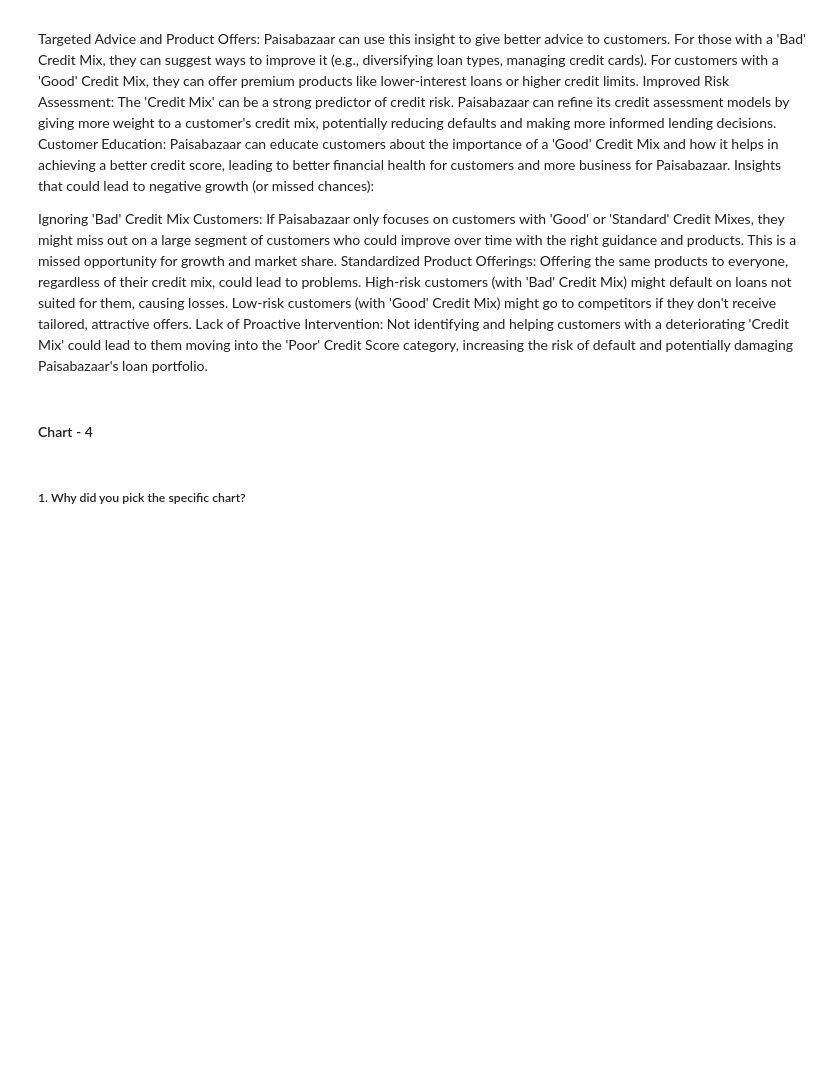
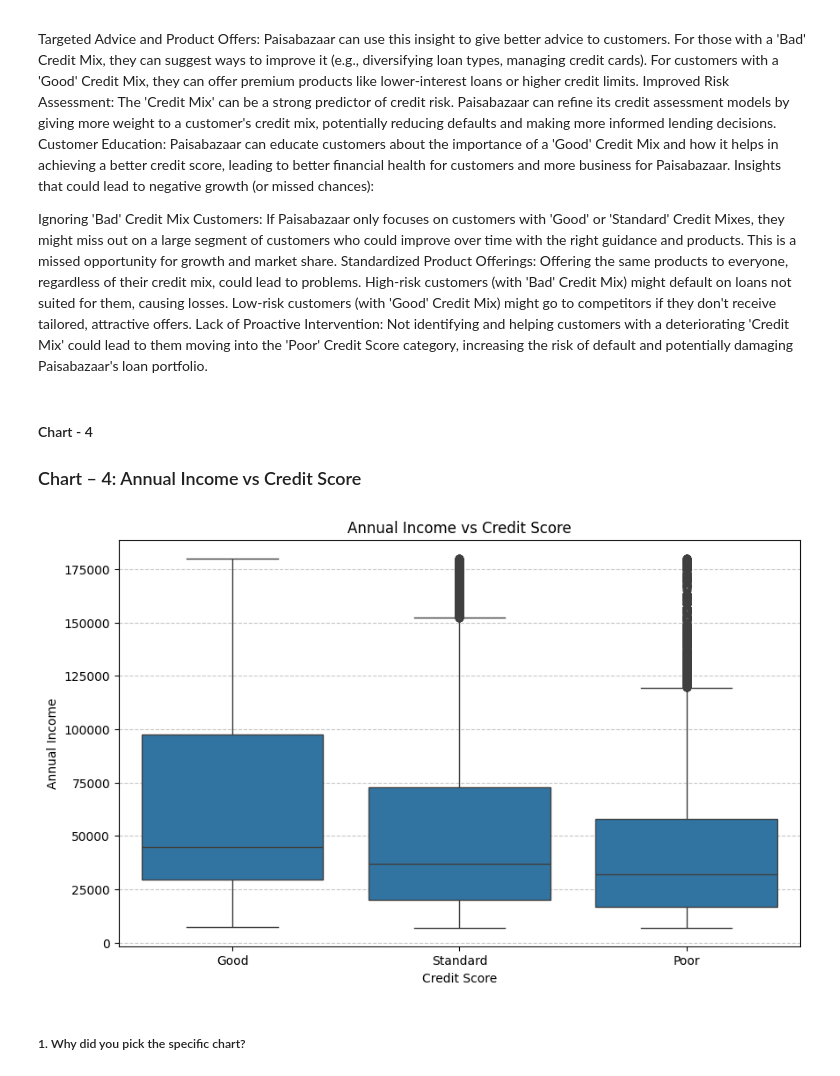
Before and after one commit to Kamalhsn/paisabazaar-banking-fraud-analysis, a Jupyter notebook: Paisabazaar_Banking_Fraud_EDA.ipynb, the cells around one changed output. Cells and saved outputs as stored; diff of their text form; code cells hidden in the pictures; blank space fills up the shorter version.

```diff
--- a/Paisabazaar_Banking_Fraud_EDA.ipynb
+++ b/Paisabazaar_Banking_Fraud_EDA.ipynb
@@ -585,16 +591,19 @@ Standardized Product Offerings: Offering the same products to everyone, regardle
 Lack of Proactive Intervention: Not identifying and helping customers with a deteriorating 'Credit Mix' could lead to them moving into the 'Poor' Credit Score category, increasing the risk of default and potentially damaging Paisabazaar's loan portfolio.
 # %% [markdown]
 #### Chart - 4
+
+### Chart – 4: Annual Income vs Credit Score
 # %%
 # Chart - 4 visualization code
 plt.figure(figsize=(10, 6))
-sns.boxplot(data=df, x='Credit_Score', y='Interest_Rate', palette='coolwarm', hue='Credit_Score', legend=False)
-plt.title('Interest Rate Distribution by Credit Score')
-plt.xlabel('Credit Score (0: Poor, 1: Standard, 2: Good)')
-plt.ylabel('Interest Rate')
-plt.xticks(ticks=[0, 1, 2], labels=['Poor', 'Standard', 'Good'])
+sns.boxplot(x='Credit_Score', y='Annual_Income', data=df_wrangle)
+plt.title('Annual Income vs Credit Score')
+plt.xlabel('Credit Score')
+plt.ylabel('Annual Income')
 plt.grid(axis='y', linestyle='--', alpha=0.7)
 plt.show()
+# %% [output]
+[figure, added]
 # %% [markdown]
 ##### 1. Why did you pick the specific chart?
 # %% [markdown]
```
Also changed, not shown: parts of 35 cells of this notebook.
